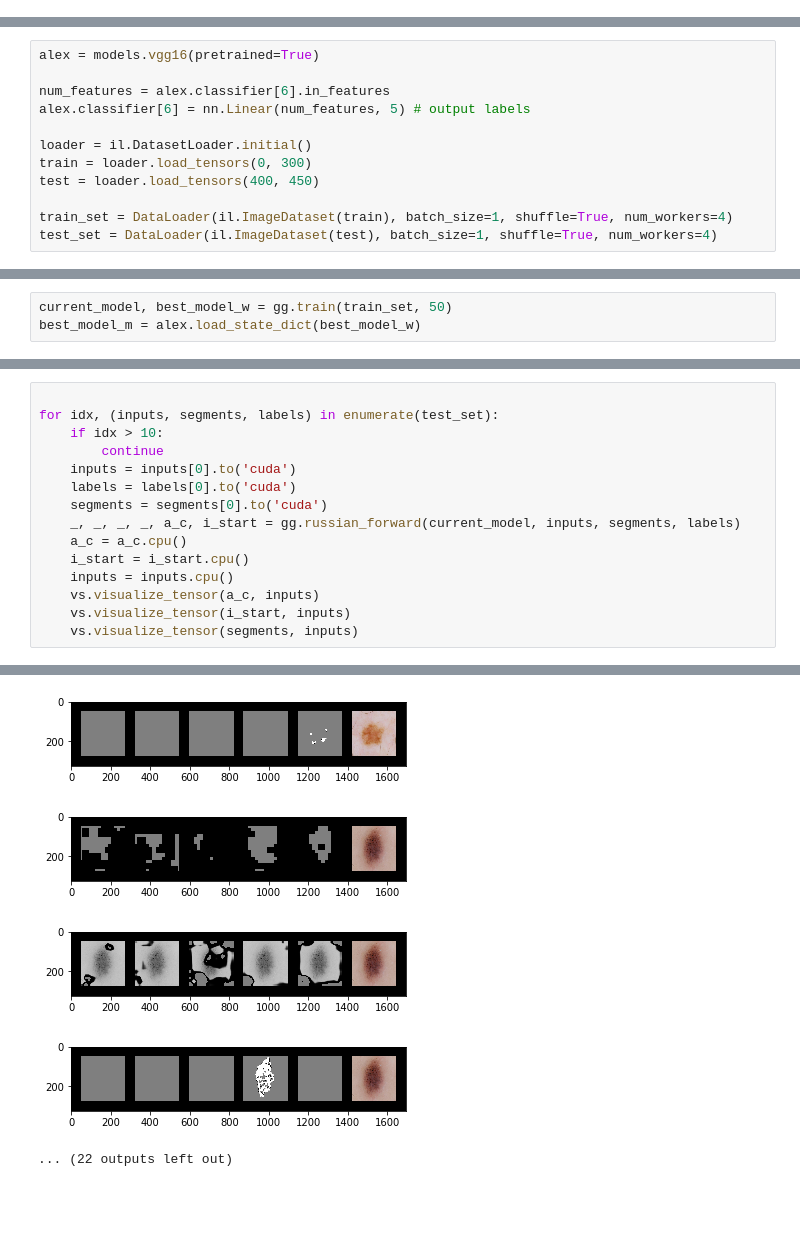
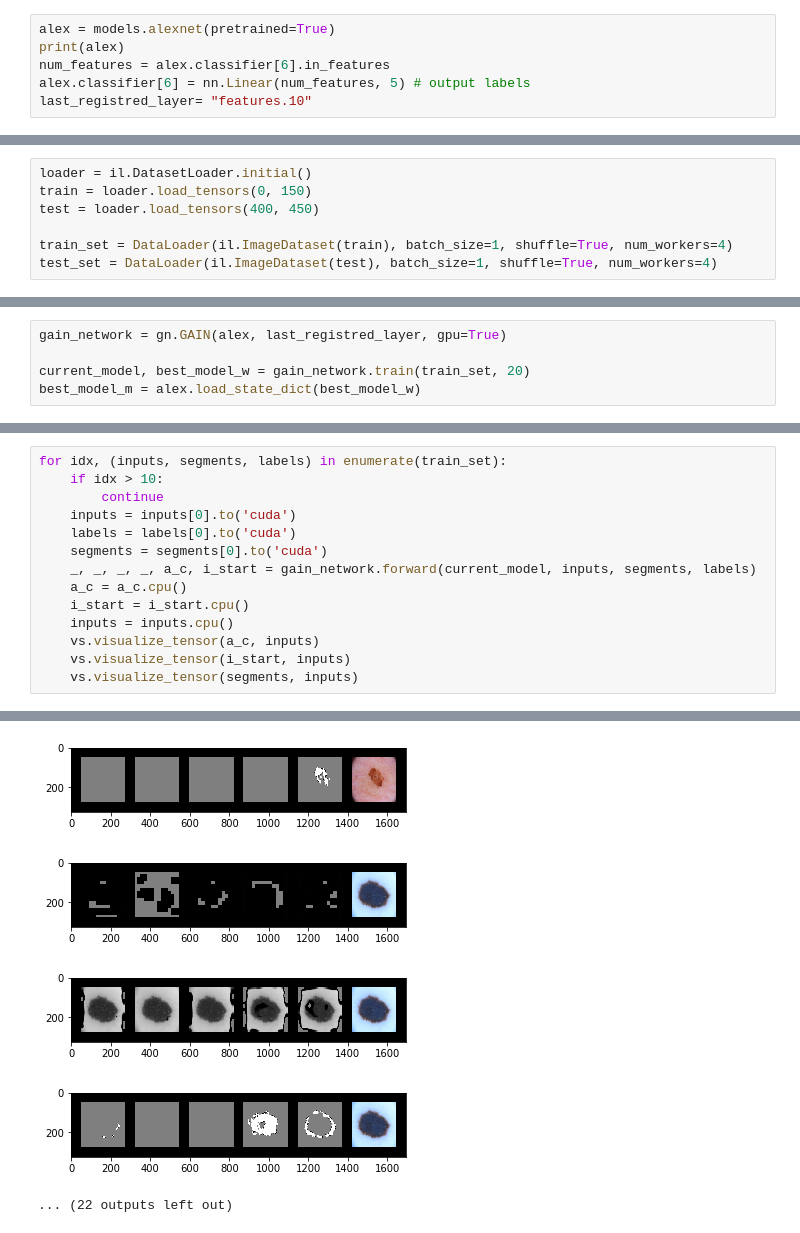
Before and after one commit to glcanvas/ml-diplom, a Jupyter notebook: notebooks/init.ipynb, the cells around one changed output, grey strips where cells are left out. Cells and saved outputs as stored; diff of their text form; blank space fills up the shorter version.

Commit message:
gain | AAAA NOT WORKING PLZ HELP 3

```diff
--- a/notebooks/init.ipynb
+++ b/notebooks/init.ipynb
@@ -11,2 +6,8 @@ from torch.optim.optimizer import Optimizer
 from torchvision import models
 from torch.utils.data import DataLoader
+# %%
+alex = models.alexnet(pretrained=True)
+print(alex)
+num_features = alex.classifier[6].in_features
+alex.classifier[6] = nn.Linear(num_features, 5) # output labels
+last_registred_layer= "features.10"
@@ -13,11 +32,6 @@ from torch.utils.data import DataLoader
 # %%
-alex = models.vgg16(pretrained=True)
-
-num_features = alex.classifier[6].in_features
-alex.classifier[6] = nn.Linear(num_features, 5) # output labels
-
 loader = il.DatasetLoader.initial()
-train = loader.load_tensors(0, 300)
+train = loader.load_tensors(0, 150)
 test = loader.load_tensors(400, 450)
 
 train_set = DataLoader(il.ImageDataset(train), batch_size=1, shuffle=True, num_workers=4)
@@ -184,3 +39,5 @@ gg = GAIN(alex, "features.28", gpu=True)
 # %%
-current_model, best_model_w = gg.train(train_set, 50)
+gain_network = gn.GAIN(alex, last_registred_layer, gpu=True)
+
+current_model, best_model_w = gain_network.train(train_set, 20)
 best_model_m = alex.load_state_dict(best_model_w)
@@ -205,12 +44,11 @@ Total Loss: 11713.378081734458, classification loss: 0.14813855707645415, loss A
 # %%
-
-for idx, (inputs, segments, labels) in enumerate(test_set):
+for idx, (inputs, segments, labels) in enumerate(train_set):
     if idx > 10:
         continue
     inputs = inputs[0].to('cuda')
     labels = labels[0].to('cuda')
     segments = segments[0].to('cuda')
-    _, _, _, _, a_c, i_start = gg.russian_forward(current_model, inputs, segments, labels)
+    _, _, _, _, a_c, i_start = gain_network.forward(current_model, inputs, segments, labels)
     a_c = a_c.cpu()
     i_start = i_start.cpu()
     inputs = inputs.cpu()
@@ -229,5 +67,5 @@ for idx, (inputs, segments, labels) in enumerate(test_set):
-[figure, old version]
+[figure, new version]
-[figure, old version]
+[figure, new version]
-[figure, old version]
+[figure, new version]
-[figure, old version]
+[figure, new version]
 ... (22 outputs left out)
```
Also changed, not shown: parts of 5 cells of this notebook, 2 other files.
